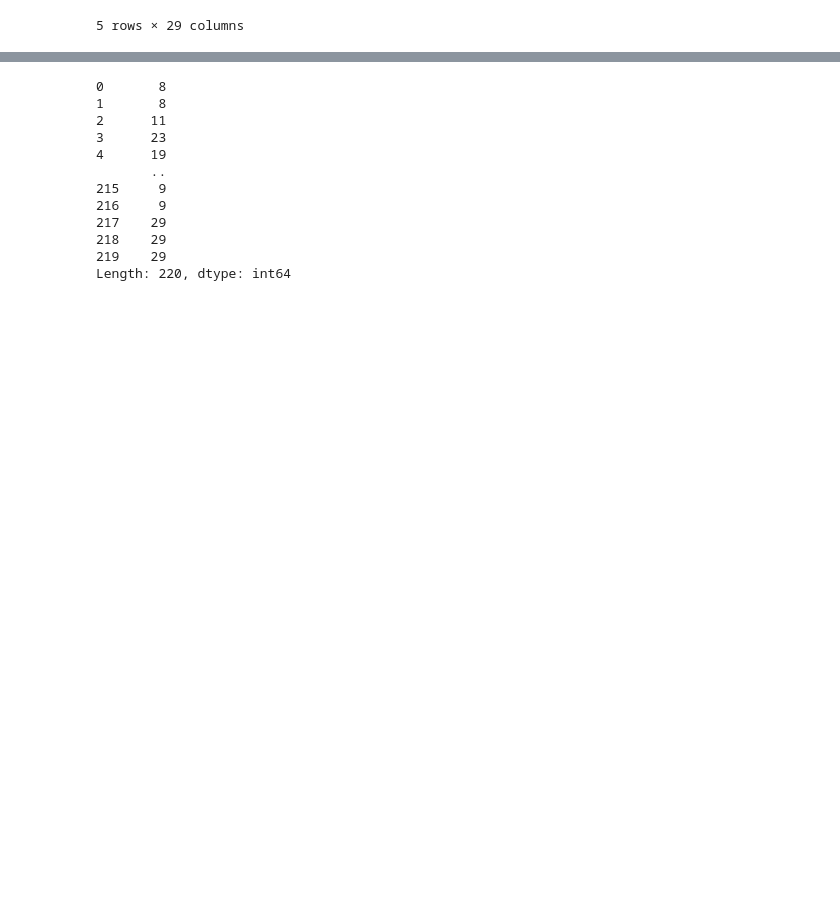
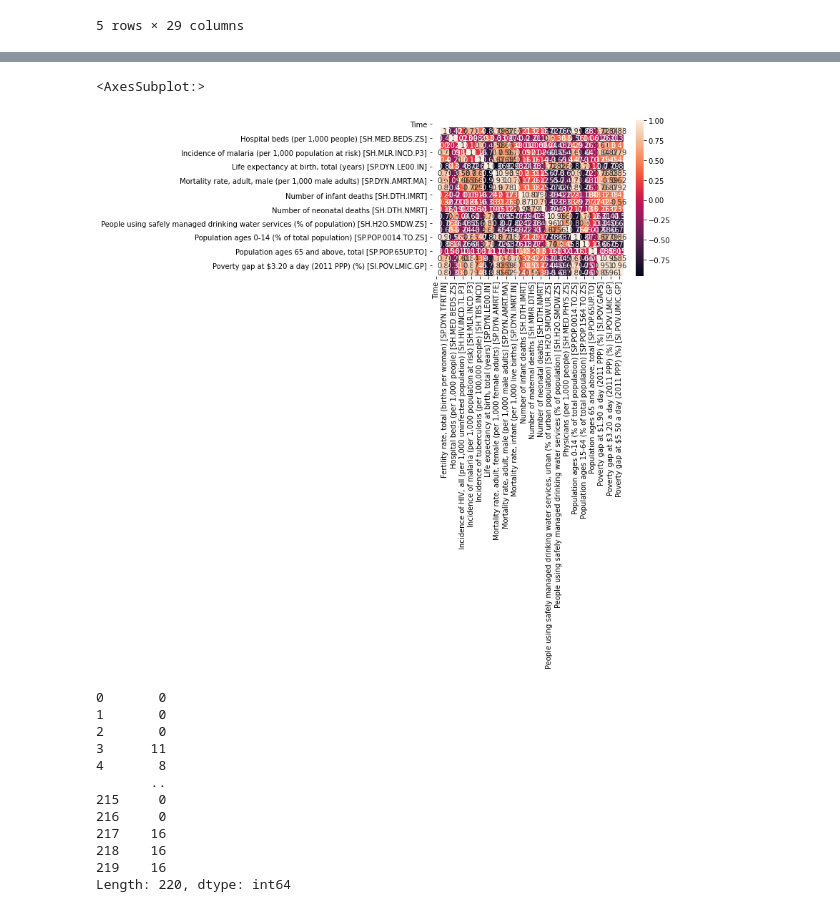
Before and after one commit to neonicoo/Projet-IA-4BiM-World-Dev-Indicator, a Jupyter notebook: Projet IA.ipynb, the cells around one changed output, grey strips where cells are left out. Drawn from its saved outputs; the diff is of its cells as text; code cells hidden in the pictures; blank space fills up the shorter version.

```diff
--- a/Projet IA.ipynb
+++ b/Projet IA.ipynb
@@ -30,10 +30,7 @@ parse_df.head()
 # %%
 #Pourcentage de cellules NaN dans 1 colonne
 na_col = parse_df.isna().sum()
-parse_np = parse_df.values
-df=parse_df
+tmp=parse_df
 for i in range(len(na_col)):
-    if na_col[i] >= 180:
-        print(parse_df.columns[i])
-        df = parse_df.drop(columns = parse_df.columns[i])
-df
+    if na_col[i] >= 140:
+        parse_df = parse_df.drop(columns = tmp.columns[i])
@@ -77,0 +90,5 @@ dtype: int64
+# %%
+sns.heatmap(df.corr(),annot=True)
+# %% [output]
+<AxesSubplot:>
+[figure, added]
@@ -78,15 +100,15 @@ dtype: int64
 # %%
 print(parse_df.isna().sum(axis=1))
 # %% [output]
-0       8
-1       8
-2      11
-3      23
-4      19
+0       0
+1       0
+2       0
+3      11
+4       8
        ..
-215     9
-216     9
-217    29
-218    29
-219    29
+215     0
+216     0
+217    16
+218    16
+219    16
 Length: 220, dtype: int64
```
Also changed, not shown: parts of 7 cells of this notebook.
